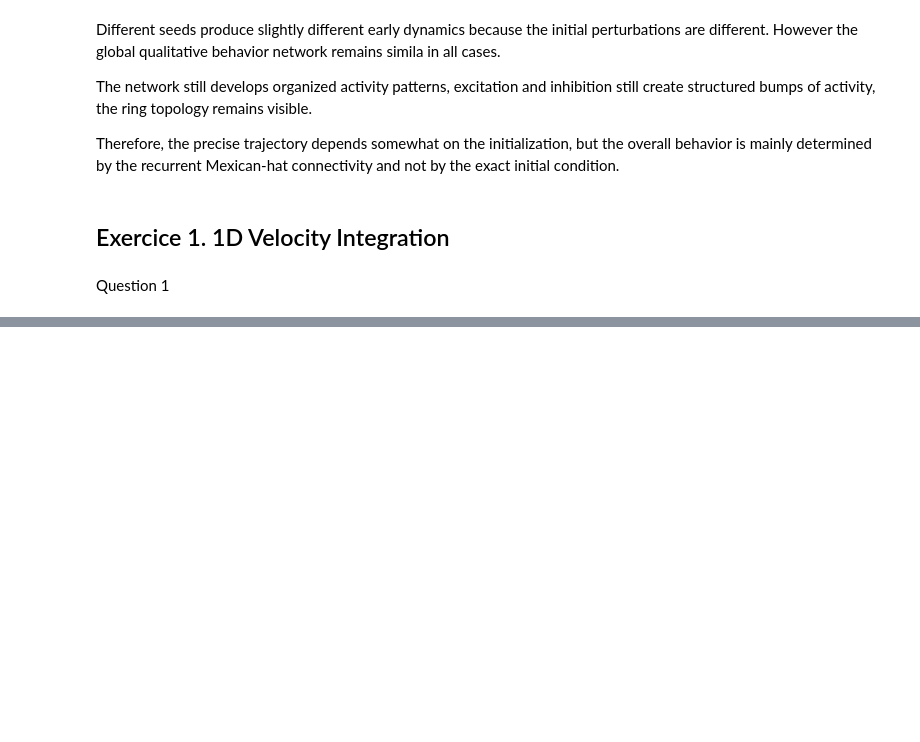
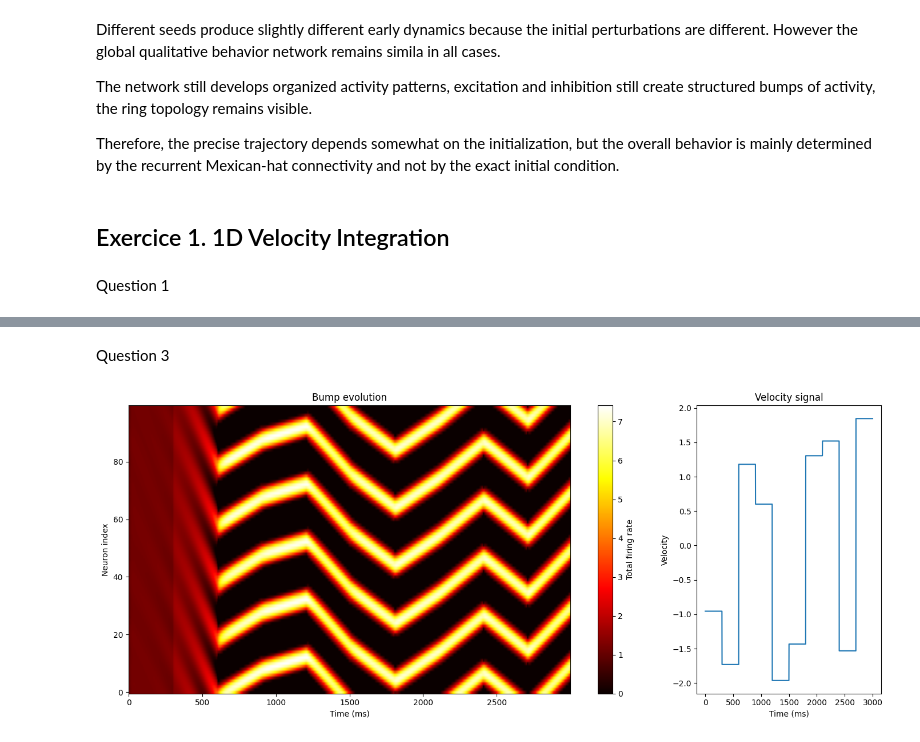
Before and after one commit to maelle-cvd/Neuronal-Dynamics, a Jupyter notebook: MP2.ipynb, the cells around one changed output, grey strips where cells are left out. Drawn from its saved outputs; the diff is of its cells as text; code cells hidden in the pictures; blank space fills up the shorter version.

```diff
--- a/MP2.ipynb
+++ b/MP2.ipynb
@@ -231,0 +279,2 @@ plt.show()
+# %% [markdown]
+Question 3
@@ -231,0 +343,35 @@ plt.show()
+# %%
+# plot
+
+fig, axes = plt.subplots(
+    1, 2,
+    figsize=(14,6),
+    gridspec_kw={'width_ratios': [3,1]}
+)
+
+# Heatmap
+im = axes[0].imshow(
+    r_total_history.T,
+    aspect='auto',
+    origin='lower',
+    cmap='hot'
+)
+
+axes[0].set_xlabel('Time (ms)')
+axes[0].set_ylabel('Neuron index')
+axes[0].set_title('Bump evolution')
+
+# Velocity plot
+axes[1].plot(np.arange(T), v_signal)
+
+
+axes[1].set_xlabel('Time (ms)')
+axes[1].set_ylabel('Velocity')
+axes[1].set_title('Velocity signal')
+
+plt.colorbar(im, ax=axes[0], label='Total firing rate')
+
+plt.tight_layout()
+plt.show()
+# %% [output]
+[figure, added]
```
Also changed, not shown: parts of 27 cells of this notebook.
